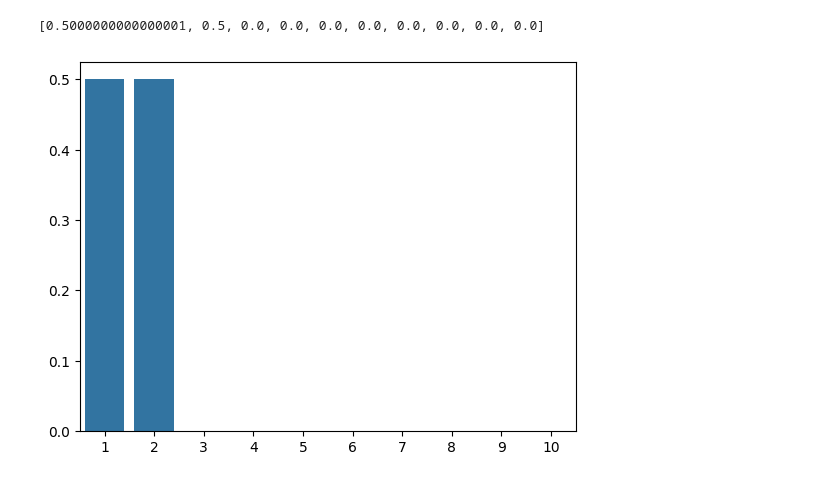
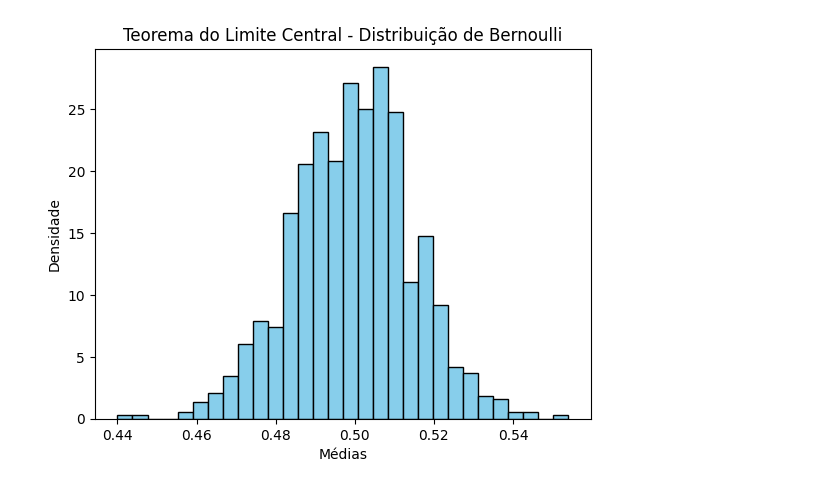
Before and after one commit to jeniferGoncalvesDaSilvaDev/Estatistica-python, a Jupyter notebook: tlc.ipynb, the cells around one changed output. Drawn from its saved outputs; the diff is of its cells as text; code cells hidden in the pictures.

```diff
--- a/tlc.ipynb
+++ b/tlc.ipynb
@@ -41,14 +8,22 @@ plt.show()
-# %%
-numero_moedas=[1,2,3,4,5,6,7,8,9,10]
-bd =[]
-for i in range(0,len(numero_moedas)):
-   rv = bernoulli(p).pmf(i)
-   bd.append(rv)
-print(bd)
-# %% [output]
-[0.5000000000000001, 0.5, 0.0, 0.0, 0.0, 0.0, 0.0, 0.0, 0.0, 0.0]
-# %%
-sb.barplot(x= numero_moedas,y=bd)
-plt.show()
-# %% [output]
-[figure, removed]
+# %%
+
+
+# Parâmetros da distribuição de Bernoulli
+p = 0.5  # Probabilidade de sucesso (1)
+n = 1000  # Tamanho da amostra
+
+# Simulação de 1000 experimentos de Bernoulli
+amostra = np.random.binomial(1, p, size=(1000, n))
+
+# Calculando a média para cada experimento
+medias = np.mean(amostra, axis=1)
+#print(medias)
+
+# Plotando o histograma das médias
+plt.hist(medias, bins=30, density=True, color='skyblue', edgecolor='black')
+plt.title('Teorema do Limite Central - Distribuição de Bernoulli')
+plt.xlabel('Médias')
+plt.ylabel('Densidade')
+plt.show()
+# %% [output]
+[figure, added]
```
Also changed, not shown: parts of 6 cells of this notebook.
